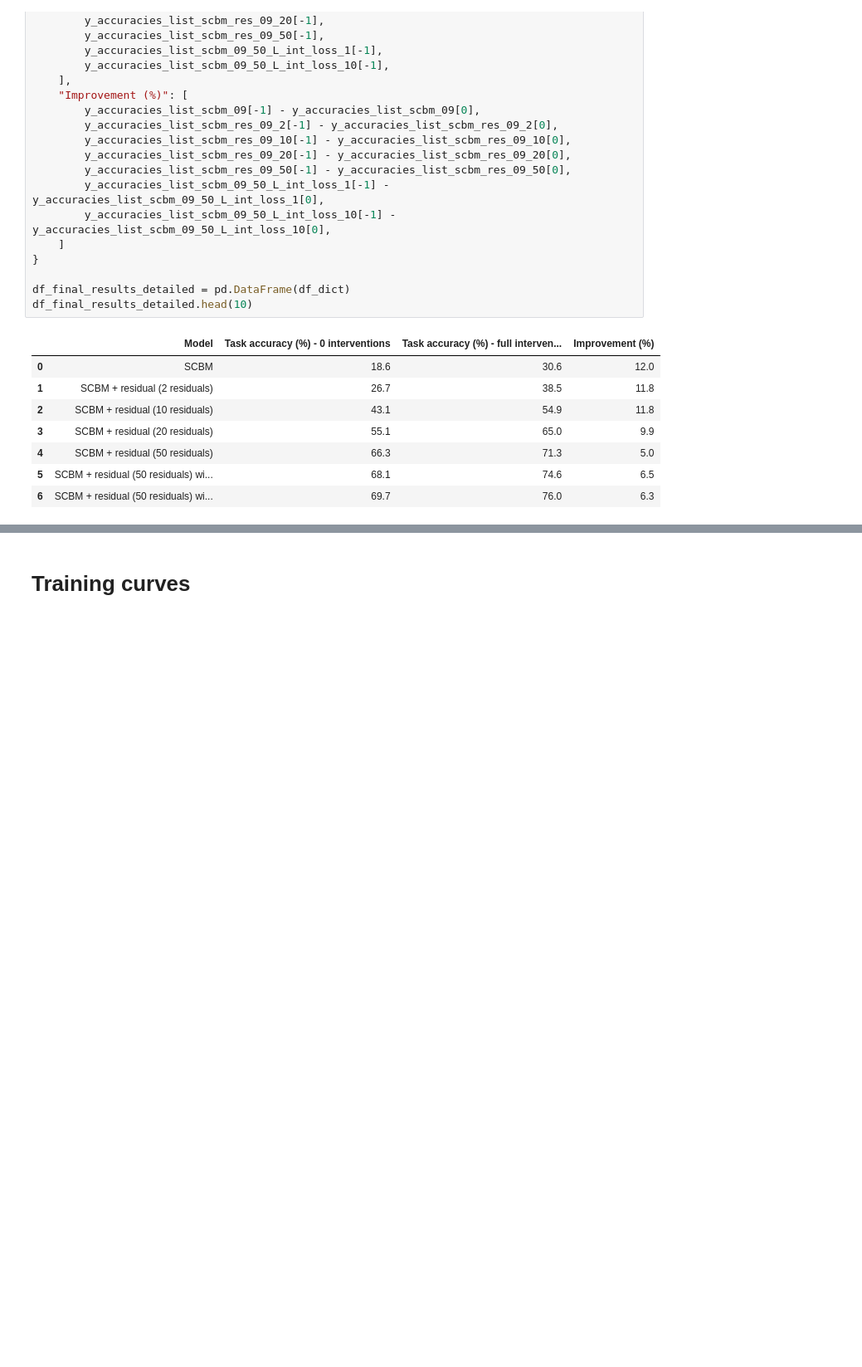
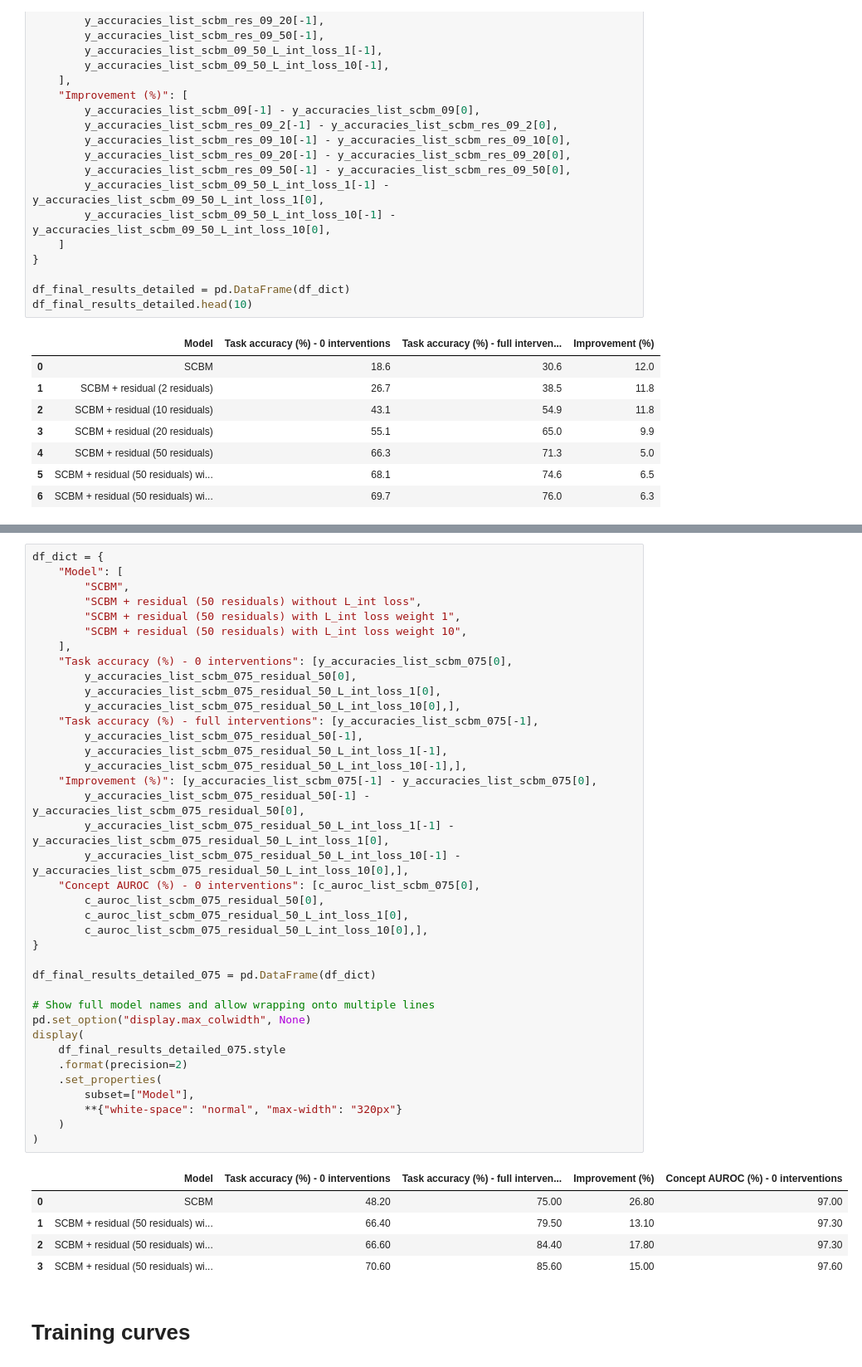
Before and after one commit to stephenmarcou/SCBM_implementation, a Jupyter notebook: results.ipynb, the cells around one changed output, grey strips where cells are left out. Shown at 83% size. Saved outputs shown, nothing was run; the diff lists cells and outputs as text; blank space fills up the shorter version.

```diff
--- a/results.ipynb
+++ b/results.ipynb
@@ -867,3 +1008,47 @@ df_final_results_detailed.head(10)
+# %%
+df_dict = {
+    "Model": [
+        "SCBM",
+        "SCBM + residual (50 residuals) without L_int loss",
+        "SCBM + residual (50 residuals) with L_int loss weight 1",
+        "SCBM + residual (50 residuals) with L_int loss weight 10",
+    ],
+    "Task accuracy (%) - 0 interventions": [y_accuracies_list_scbm_075[0],
+        y_accuracies_list_scbm_075_residual_50[0],
+        y_accuracies_list_scbm_075_residual_50_L_int_loss_1[0],
+        y_accuracies_list_scbm_075_residual_50_L_int_loss_10[0],],
+    "Task accuracy (%) - full interventions": [y_accuracies_list_scbm_075[-1],
+        y_accuracies_list_scbm_075_residual_50[-1],
+        y_accuracies_list_scbm_075_residual_50_L_int_loss_1[-1],
+        y_accuracies_list_scbm_075_residual_50_L_int_loss_10[-1],],
+    "Improvement (%)": [y_accuracies_list_scbm_075[-1] - y_accuracies_list_scbm_075[0],
+        y_accuracies_list_scbm_075_residual_50[-1] - y_accuracies_list_scbm_075_residual_50[0],
+        y_accuracies_list_scbm_075_residual_50_L_int_loss_1[-1] - y_accuracies_list_scbm_075_residual_50_L_int_loss_1[0],
+        y_accuracies_list_scbm_075_residual_50_L_int_loss_10[-1] - y_accuracies_list_scbm_075_residual_50_L_int_loss_10[0],],
+    "Concept AUROC (%) - 0 interventions": [c_auroc_list_scbm_075[0],
+        c_auroc_list_scbm_075_residual_50[0],
+        c_auroc_list_scbm_075_residual_50_L_int_loss_1[0],
+        c_auroc_list_scbm_075_residual_50_L_int_loss_10[0],],
+}
+
+df_final_results_detailed_075 = pd.DataFrame(df_dict)
+
+# Show full model names and allow wrapping onto multiple lines
+pd.set_option("display.max_colwidth", None)
+display(
+    df_final_results_detailed_075.style
+    .format(precision=2)
+    .set_properties(
+        subset=["Model"],
+        **{"white-space": "normal", "max-width": "320px"}
+    )
+)
+# %% [output]
+|  | Model | Task accuracy (%) - 0 interventions | Task accuracy (%) - full interven... | Improvement (%) | Concept AUROC (%) - 0 interventions |
+| 0 | SCBM | 48.20 | 75.00 | 26.80 | 97.00 |
+| 1 | SCBM + residual (50 residuals) wi... | 66.40 | 79.50 | 13.10 | 97.30 |
+| 2 | SCBM + residual (50 residuals) wi... | 66.60 | 84.40 | 17.80 | 97.30 |
+| 3 | SCBM + residual (50 residuals) wi... | 70.60 | 85.60 | 15.00 | 97.60 |
 # %% [markdown]
 # Training curves
 # %%
```
Also changed, not shown: parts of 5 cells of this notebook, 3 other files.
